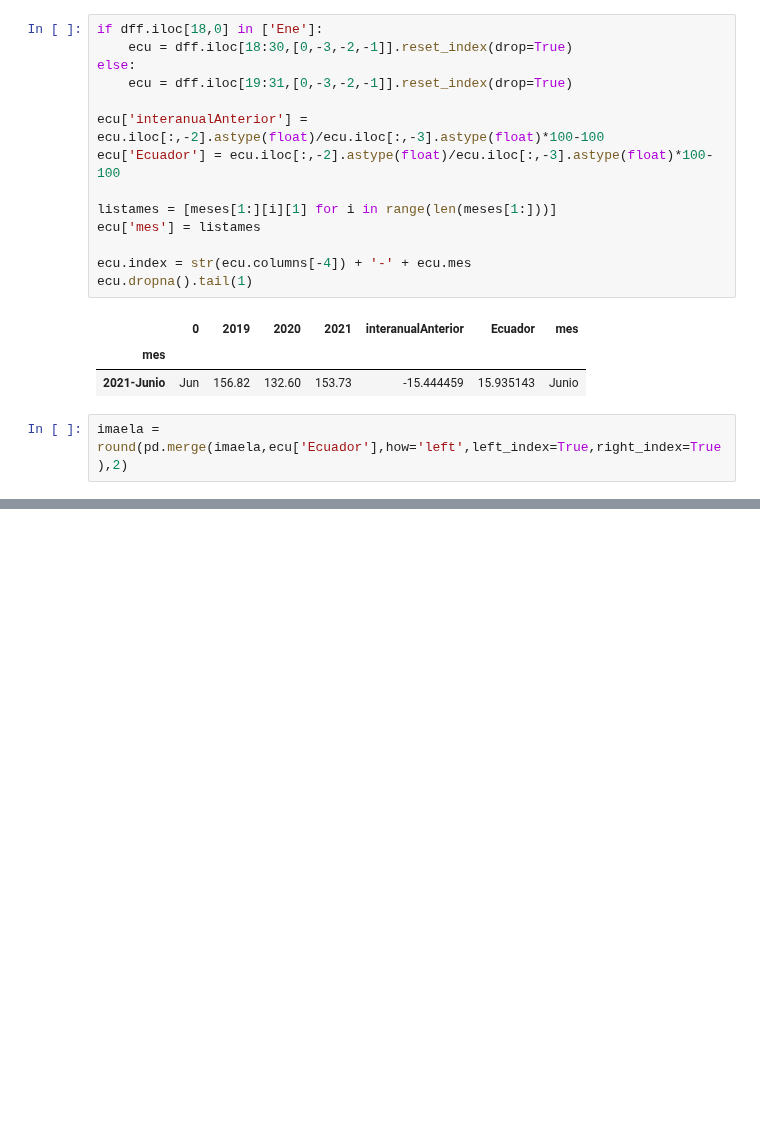
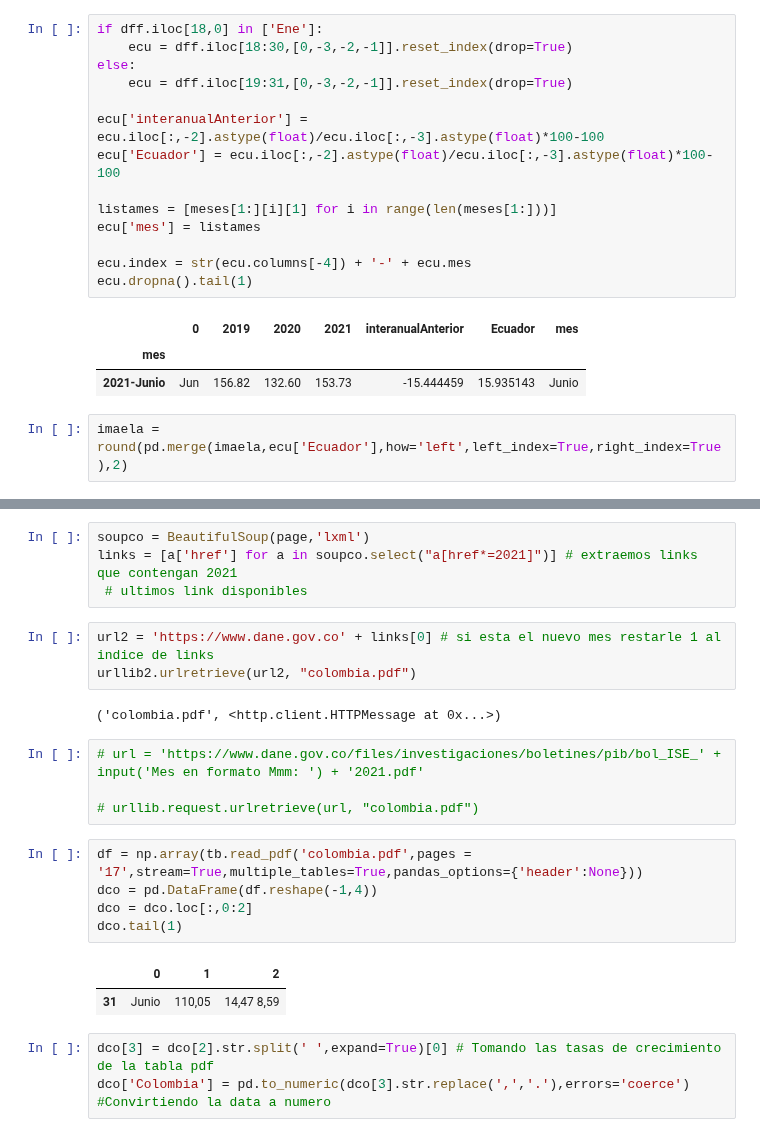
Before and after one commit to samyff12/LATAM, a Jupyter notebook: IMAE_LATAM.ipynb, the cells around one changed output, grey strips where cells are left out. Drawn from its saved outputs; the diff is of its cells as text; blank space fills up the shorter version.

```diff
--- a/IMAE_LATAM.ipynb
+++ b/IMAE_LATAM.ipynb
@@ -276,0 +268,24 @@ imaela = round(pd.merge(imaela,ecu['Ecuador'],how='left',left_index=True,right_i
+# %%
+soupco = BeautifulSoup(page,'lxml')
+links = [a['href'] for a in soupco.select("a[href*=2021]")] # extraemos links que contengan 2021
+ # ultimos link disponibles
+# %%
+url2 = 'https://www.dane.gov.co' + links[0] # si esta el nuevo mes restarle 1 al indice de links
+urllib2.urlretrieve(url2, "colombia.pdf")
+# %% [output]
+('colombia.pdf', <http.client.HTTPMessage at 0x...>)
+# %%
+# url = 'https://www.dane.gov.co/files/investigaciones/boletines/pib/bol_ISE_' + input('Mes en formato Mmm: ') + '2021.pdf'
+
+# urllib.request.urlretrieve(url, "colombia.pdf")
+# %%
+df = np.array(tb.read_pdf('colombia.pdf',pages = '17',stream=True,multiple_tables=True,pandas_options={'header':None}))
+dco = pd.DataFrame(df.reshape(-1,4))
+dco = dco.loc[:,0:2]
+dco.tail(1)
+# %% [output]
+|  | 0 | 1 | 2 |
+| 31 | Junio | 110,05 | 14,47 8,59 |
+# %%
+dco[3] = dco[2].str.split(' ',expand=True)[0] # Tomando las tasas de crecimiento de la tabla pdf
+dco['Colombia'] = pd.to_numeric(dco[3].str.replace(',','.'),errors='coerce')  #Convirtiendo la data a numero
```
Also changed, not shown: parts of 27 cells of this notebook.
